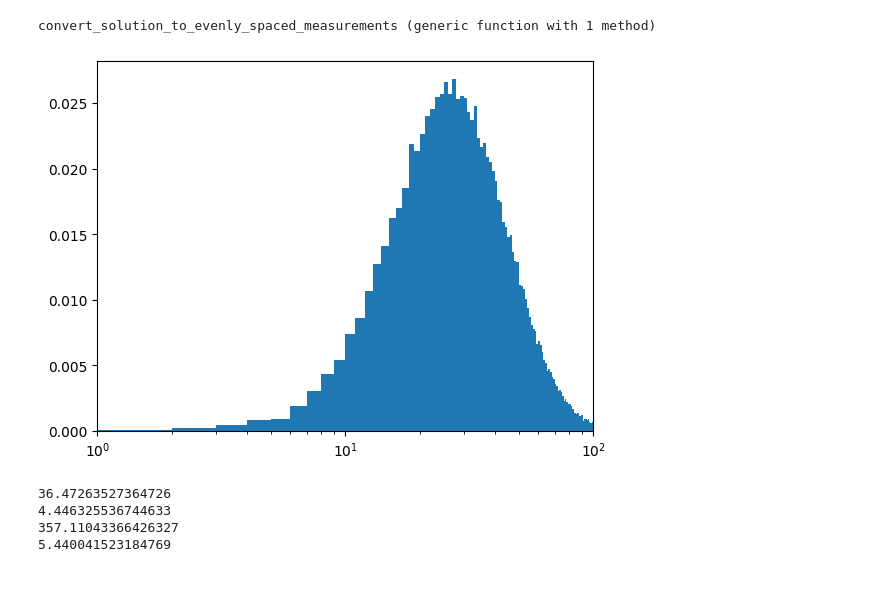
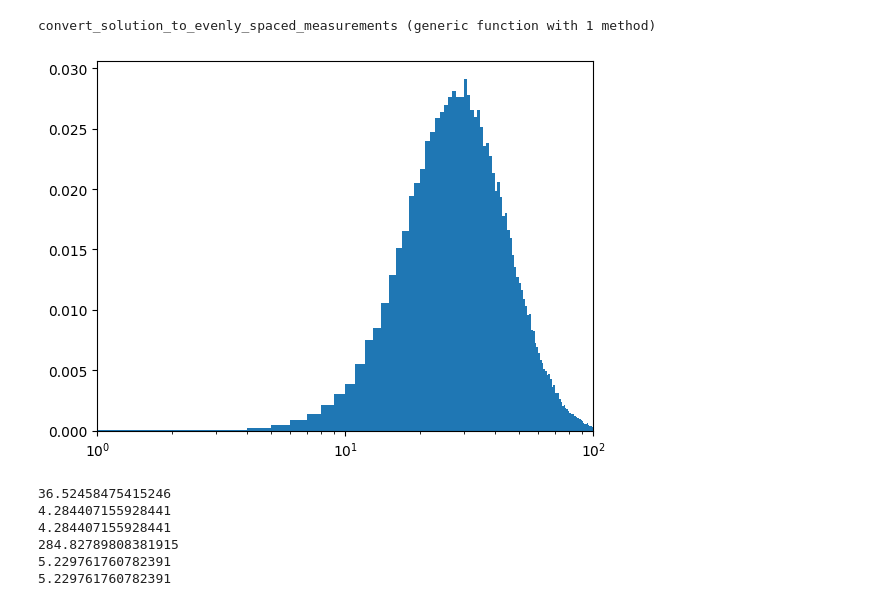
Before and after one commit to louish10/translation-kinetics, a Jupyter notebook: src/notebooks/Distributions.ipynb, the cells around one changed output. Cells and saved outputs as stored; diff of their text form; code cells hidden in the pictures.

```diff
--- a/src/notebooks/Distributions.ipynb
+++ b/src/notebooks/Distributions.ipynb
@@ -242,12 +242,12 @@ end alpha beta gamma rho
 # %%
 alph = 1.0
 gamma = 0.2
-rho = 0.2
+rho = 1.0
 T=27.5
 beta = 0.99*beta_3_exact(0.2, gamma, rho, T)
 
 
-sol = simulate_cycle(mwr, [alph, beta, gamma, rho], 0.0, 5000000.0, T,
+sol = simulate_cycle(mwr, [alph, beta, gamma, rho], 0.0, 10000000.0, T,
         [
             round(ModelWithRibosomes.mrna(alph, gamma, T, 0)),
             round(ModelWithRibosomes.r(rho, T, 0)),
@@ -276,8 +276,11 @@ t: 2446971-element Vector{Float64}:
 # %%
 p = zeros(length(sol.u))
 m = zeros(length(sol.u))
+r = zeros(length(sol.u))
+
 for i in 1:length(sol.u)
     m[i] = sol.u[i][1]
+    r[i] = sol.u[i][2]
     p[i] = sol.u[i][3]
 
 end
@@ -397,7 +404,7 @@ end alpha beta gamma rho k
 
 alph = 0.87*1.0
 gamma = 0.2
-rho = 0.2
+rho = 1.0
 T=27.5
 beta = 0.99*beta_3_exact(0.2, gamma, rho, T)
 N = 10
@@ -448,7 +459,7 @@ using DiffEqJump
 
 alph = 0.76*1.0
 gamma = 0.2
-rho = 0.2
+rho = 1.0
 T=27.5
 beta = 1.04*beta_3_exact(0.2, gamma, rho, T)
 N = 10
@@ -567,26 +578,31 @@ convert_solution_to_evenly_spaced_measurements (generic function with 1 method)
 # %%
 evenly_spaced_p = convert_solution_to_evenly_spaced_measurements(p, t, 10.0)
 evenly_spaced_m = convert_solution_to_evenly_spaced_measurements(m, t, 10.0)
+evenly_spaced_r = convert_solution_to_evenly_spaced_measurements(m, t, 10.0)
 
 
 
 min = Int(minimum(evenly_spaced_p))
 max = Int(maximum(evenly_spaced_p))
 bins = Array(min:1:max)
 
 plt.xscale("log")
 xlim([1,100])
 hist(evenly_spaced_p, density=true, bins=bins)
 savefig("../../data/distributions/model_VI.svg")
 # %% [output]
-[figure, old version]
+[figure, new version]
 # %%
 println(mean(evenly_spaced_p))
 println(mean(evenly_spaced_m))
+println(mean(evenly_spaced_r))
 println(var(evenly_spaced_p))
 println(var(evenly_spaced_m))
+println(var(evenly_spaced_r))
 # %% [output]
-36.47263527364726
-4.446325536744633
-357.11043366426327
-5.440041523184769
+36.52458475415246
+4.284407155928441
+4.284407155928441
+284.82789808381915
+5.229761760782391
+5.229761760782391
```
Also changed, not shown: parts of 13 cells of this notebook, 6 other files.
